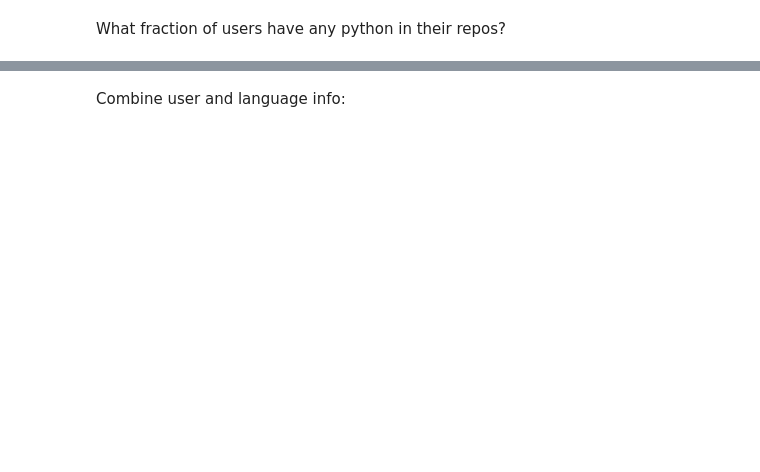
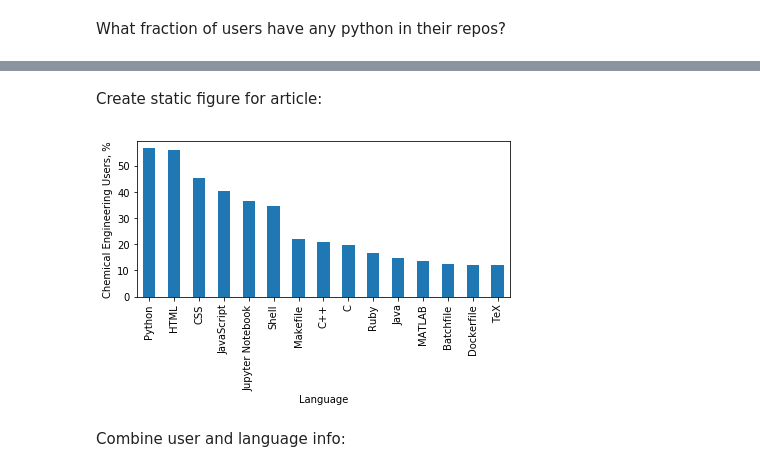
Before and after one commit to chepyle/Python4ChEs, a Jupyter notebook: GitHub_ChEs.ipynb, the cells around one changed output, grey strips where cells are left out. Saved outputs shown, nothing was run; the diff lists cells and outputs as text; code cells hidden in the pictures; blank space fills up the shorter version.

```diff
--- a/GitHub_ChEs.ipynb
+++ b/GitHub_ChEs.ipynb
@@ -95,10 +108,20 @@ topplot
 What fraction of users have any python in their repos?
 # %%
 user_stats = df.groupby('User').sum().apply(lambda x: x>0)
-top_users = user_stats.melt(var_name='Language',value_name='Users').groupby('Language').agg(sum).sort_values('Users',ascending=False).head(15)
-top_users.hvplot(kind='bar',ylabel='ChE Users').opts(xrotation=45)
+top_users = user_stats.melt(var_name='Language',value_name='Users').groupby('Language').agg(np.mean).sort_values('Users',ascending=False).head(15)
+top_users.hvplot(kind='bar',ylabel='Fraction ChE Users').opts(xrotation=45)
 # %% [output]
 [interactive output not drawn]
+# %% [markdown]
+Create static figure for article:
+# %%
+(top_users*100).plot(kind='bar')
+plt.ylabel('Chemical Engineering Users, %')
+plt.legend().remove()
+plt.tight_layout()
+plt.savefig('UserLanguages.png',dpi=300)
+# %% [output]
+[figure, added]
 # %% [markdown]
 Combine user and language info:
 # %%
```
Also changed, not shown: parts of 16 cells of this notebook, 9 other files.
